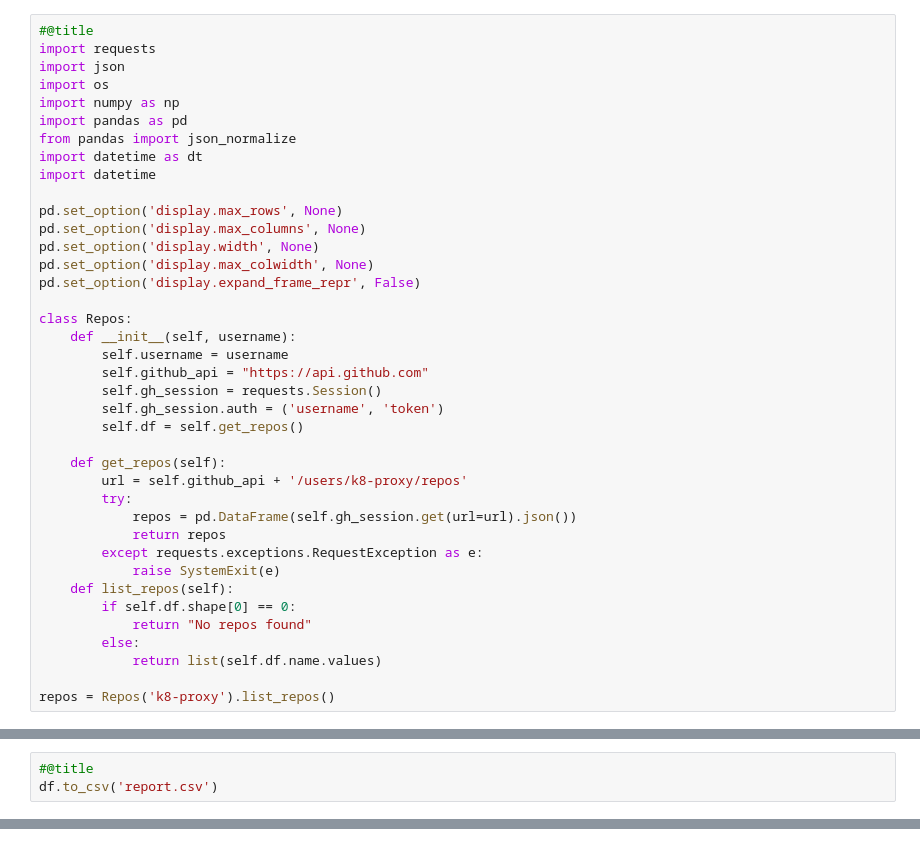
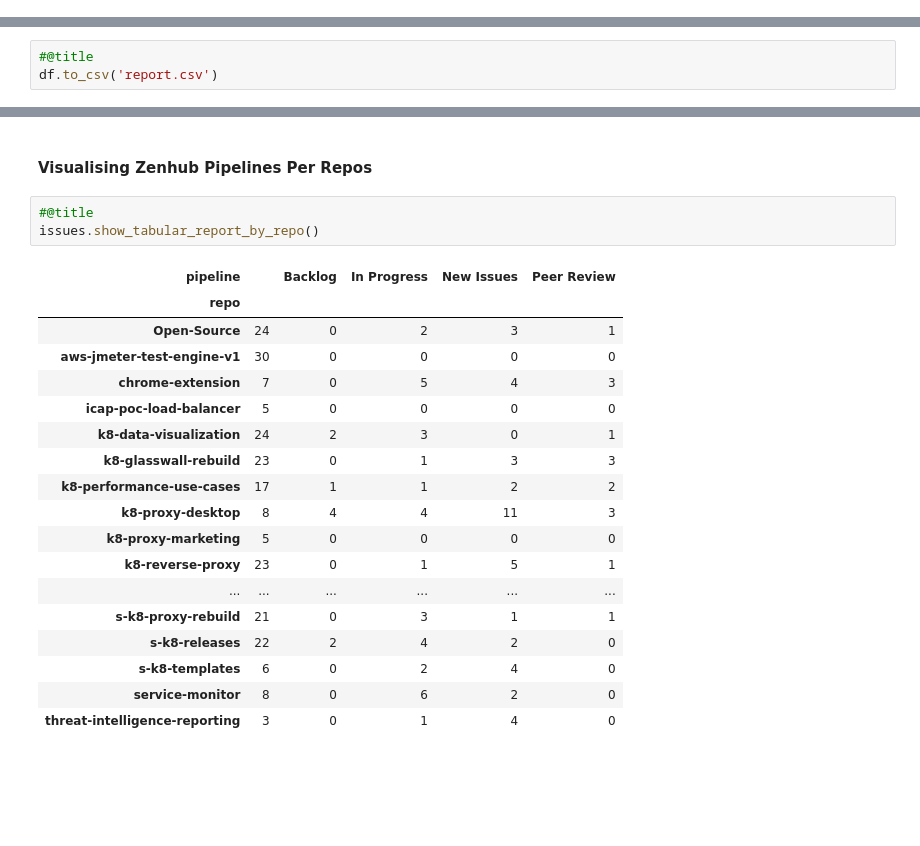
Before and after one commit to lucia15/k8-data-visualization, a Jupyter notebook: upwork-devs/lwasampijja-baker/All_Progress_Issues.ipynb, the cells around one changed output, grey strips where cells are left out. Cells and saved outputs as stored; diff of their text form; blank space fills up the shorter version.

```diff
--- a/upwork-devs/lwasampijja-baker/All_Progress_Issues.ipynb
+++ b/upwork-devs/lwasampijja-baker/All_Progress_Issues.ipynb
@@ -5,40 +3 @@
-# %%
-#@title
-import requests
-import json
-import os
-import numpy as np
-import pandas as pd
-from pandas import json_normalize
-import datetime as dt
-import datetime
-
-pd.set_option('display.max_rows', None)
-pd.set_option('display.max_columns', None)
-pd.set_option('display.width', None)
-pd.set_option('display.max_colwidth', None)
-pd.set_option('display.expand_frame_repr', False)
-
-class Repos:
-    def __init__(self, username):
-        self.username = username
-        self.github_api = "https://api.github.com"
-        self.gh_session = requests.Session()
-        self.gh_session.auth = ('username', 'token')
-        self.df = self.get_repos()
-
-    def get_repos(self):
-        url = self.github_api + '/users/k8-proxy/repos'
-        try:
-            repos = pd.DataFrame(self.gh_session.get(url=url).json())
-            return repos
-        except requests.exceptions.RequestException as e:
-            raise SystemExit(e)
-    def list_repos(self):
-        if self.df.shape[0] == 0:
-            return "No repos found"
-        else:
-            return list(self.df.name.values)
-
-repos = Repos('k8-proxy').list_repos()
 # %% [markdown]
@@ -115,0 +146,24 @@ df.to_csv('report.csv')
+# %% [markdown]
+#### Visualising Zenhub Pipelines Per Repos
+# %%
+#@title
+issues.show_tabular_report_by_repo()
+# %% [output]
+| pipeline |  | Backlog | In Progress | New Issues | Peer Review |
+| repo |  |  |  |  |  |
+| Open-Source | 24 | 0 | 2 | 3 | 1 |
+| aws-jmeter-test-engine-v1 | 30 | 0 | 0 | 0 | 0 |
+| chrome-extension | 7 | 0 | 5 | 4 | 3 |
+| icap-poc-load-balancer | 5 | 0 | 0 | 0 | 0 |
+| k8-data-visualization | 24 | 2 | 3 | 0 | 1 |
+| k8-glasswall-rebuild | 23 | 0 | 1 | 3 | 3 |
+| k8-performance-use-cases | 17 | 1 | 1 | 2 | 2 |
+| k8-proxy-desktop | 8 | 4 | 4 | 11 | 3 |
+| k8-proxy-marketing | 5 | 0 | 0 | 0 | 0 |
+| k8-reverse-proxy | 23 | 0 | 1 | 5 | 1 |
+| ... | ... | ... | ... | ... | ... |
+| s-k8-proxy-rebuild | 21 | 0 | 3 | 1 | 1 |
+| s-k8-releases | 22 | 2 | 4 | 2 | 0 |
+| s-k8-templates | 6 | 0 | 2 | 4 | 0 |
+| service-monitor | 8 | 0 | 6 | 2 | 0 |
+| threat-intelligence-reporting | 3 | 0 | 1 | 4 | 0 |
```
Also changed, not shown: parts of 15 cells of this notebook.
